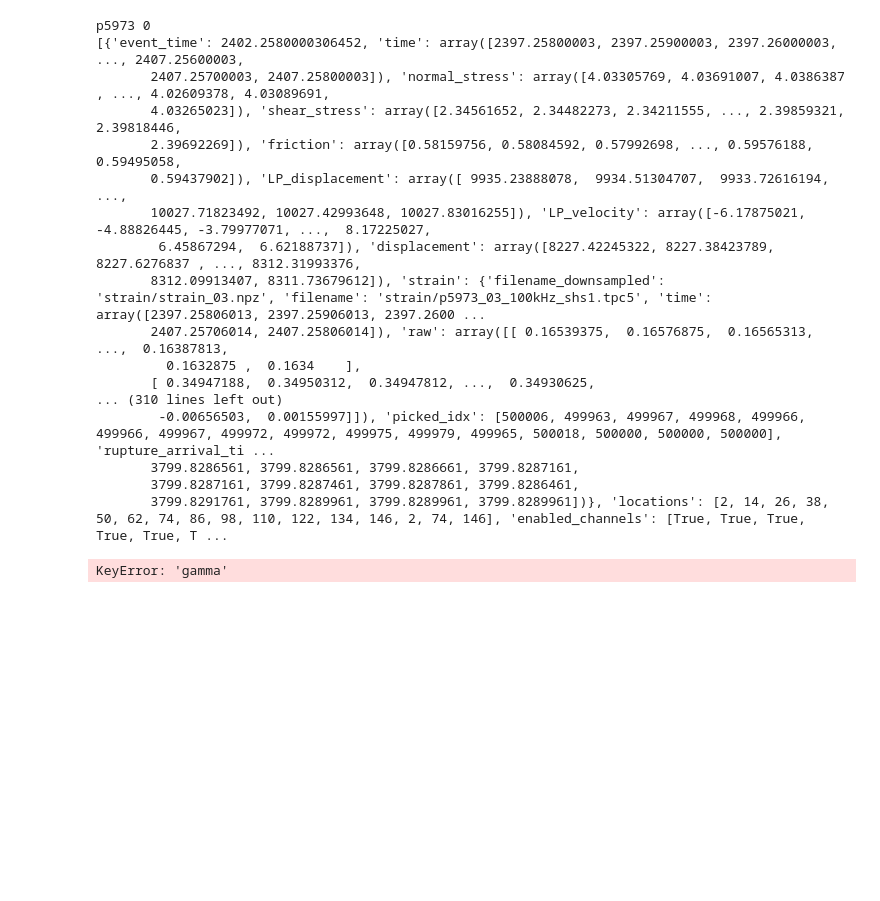
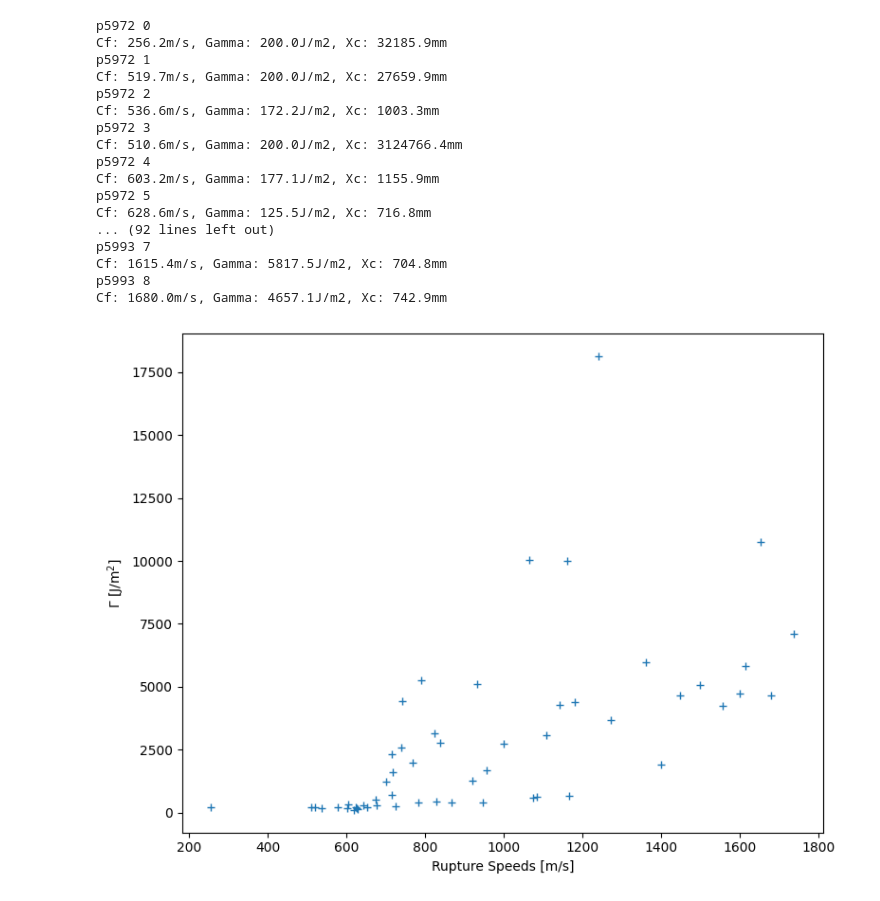
Before and after one commit to Gauss963/PSU-Dynamic-Strain, a Jupyter notebook: Code/EnergyAnalysis.ipynb, the cells around one changed output. Saved outputs shown, nothing was run; the diff lists cells and outputs as text; code cells hidden in the pictures; blank space fills up the shorter version.

```diff
--- a/Code/EnergyAnalysis.ipynb
+++ b/Code/EnergyAnalysis.ipynb
@@ -10,47 +10,53 @@ EXPERIMENT_SNS = ['p5973', 'p5974', 'p5975', 'p5979', 'p5993']
 # %%
-for experiment_SN in EXPERIMENT_SNS:
+RUPTURE_SPEEDS = []
+XCS = []
+GAMMAS = []
+
+for ii in range(len(EXPERIMENT_SNS)):
 
     for event_number in range(9):
 
-        if experiment_SN != 'p5993':
-            run_number = 2
-        else:
-            run_number = 1
+        experiment_SN = EXPERIMENT_SNS[ii]
+        run_number = RUN_NUMBERS[ii]
 
         print(experiment_SN, event_number)
 
-        filename = f'../Data/{experiment_SN}e_updated.npz'
+        filename = f'../Data/{experiment_SN}e.npz'
 
         data = np.load(filename, allow_pickle = True)
         data = data["experiment"][()]
         event = data['runs'][run_number]['events'][event_number]
 
-        print(data['runs'][run_number]['events'])
 
         C_f = np.abs(event['rupture_speed'])
         Gamma = np.abs(event['gamma'])
         Xc = np.abs(event['X_c'])
 
+        RUPTURE_SPEEDS.append(C_f)
+        GAMMAS.append(Gamma)
+        XCS.append(Xc)
 
-        print(f'Cf: {C_f:.1f}m/s')
-        print(f'Gamma: {Gamma:.1f}J/m2')
-        print(f'Xc: {Xc:.1f}mm')
+
+        print(f'Cf: {C_f:.1f}m/s, Gamma: {Gamma:.1f}J/m2, Xc: {Xc:.1f}mm')
+
+RUPTURE_SPEEDS = np.array(RUPTURE_SPEEDS)
+GAMMAS = np.array(GAMMAS)
+XCS = np.array(XCS)
 # %% [output]
-p5973 0
-[{'event_time': 2402.2580000306452, 'time': array([2397.25800003, 2397.25900003, 2397.26000003, ..., 2407.25600003,
-       2407.25700003, 2407.25800003]), 'normal_stress': array([4.03305769, 4.03691007, 4.0386387 , ..., 4.02609378, 4.03089691,
-       4.03265023]), 'shear_stress': array([2.34561652, 2.34482273, 2.34211555, ..., 2.39859321, 2.39818446,
-       2.39692269]), 'friction': array([0.58159756, 0.58084592, 0.57992698, ..., 0.59576188, 0.59495058,
-       0.59437902]), 'LP_displacement': array([ 9935.23888078,  9934.51304707,  9933.72616194, ...,
-       10027.71823492, 10027.42993648, 10027.83016255]), 'LP_velocity': array([-6.17875021, -4.88826445, -3.79977071, ...,  8.17225027,
-        6.45867294,  6.62188737]), 'displacement': array([8227.42245322, 8227.38423789, 8227.6276837 , ..., 8312.31993376,
-       8312.09913407, 8311.73679612]), 'strain': {'filename_downsampled': 'strain/strain_03.npz', 'filename': 'strain/p5973_03_100kHz_shs1.tpc5', 'time': array([2397.25806013, 2397.25906013, 2397.2600 ...
-       2407.25706014, 2407.25806014]), 'raw': array([[ 0.16539375,  0.16576875,  0.16565313, ...,  0.16387813,
-         0.1632875 ,  0.1634    ],
-       [ 0.34947188,  0.34950312,  0.34947812, ...,  0.34930625,
-... (310 lines left out)
-        -0.00656503,  0.00155997]]), 'picked_idx': [500006, 499963, 499967, 499968, 499966, 499966, 499967, 499972, 499972, 499975, 499979, 499965, 500018, 500000, 500000, 500000], 'rupture_arrival_ti ...
-       3799.8286561, 3799.8286561, 3799.8286661, 3799.8287161,
-       3799.8287161, 3799.8287461, 3799.8287861, 3799.8286461,
-       3799.8291761, 3799.8289961, 3799.8289961, 3799.8289961])}, 'locations': [2, 14, 26, 38, 50, 62, 74, 86, 98, 110, 122, 134, 146, 2, 74, 146], 'enabled_channels': [True, True, True, True, True, T ...
+p5972 0
+Cf: 256.2m/s, Gamma: 200.0J/m2, Xc: 32185.9mm
+p5972 1
+Cf: 519.7m/s, Gamma: 200.0J/m2, Xc: 27659.9mm
+p5972 2
+Cf: 536.6m/s, Gamma: 172.2J/m2, Xc: 1003.3mm
+p5972 3
+Cf: 510.6m/s, Gamma: 200.0J/m2, Xc: 3124766.4mm
+p5972 4
+Cf: 603.2m/s, Gamma: 177.1J/m2, Xc: 1155.9mm
+p5972 5
+Cf: 628.6m/s, Gamma: 125.5J/m2, Xc: 716.8mm
+... (92 lines left out)
+p5993 7
+Cf: 1615.4m/s, Gamma: 5817.5J/m2, Xc: 704.8mm
+p5993 8
+Cf: 1680.0m/s, Gamma: 4657.1J/m2, Xc: 742.9mm
-KeyError: 'gamma'
@@ -56,0 +65,18 @@ KeyError: 'gamma'
+# %%
+data = np.load('../Output/Cf-Gamma-Xc.npz')
+RUPTURE_SPEEDS = data['RUPTURE_SPEEDS']
+GAMMAS = data['GAMMAS']
+XCS = data['XCS']
+# %%
+plt.rcParams.update({'mathtext.default': 'regular'})
+plt.figure(figsize = (8, 6))
+
+plt.plot(RUPTURE_SPEEDS, GAMMAS, '+')
+plt.xlabel('Rupture Speeds [m/s]')
+plt.ylabel('$\Gamma$ [J/m$^2$]')
+plt.tight_layout()
+plt.savefig(f'../Plot/Cf-Gamma.pdf', dpi = 300)
+plt.show()
+plt.close()
+# %% [output]
+[figure, added]
```
Also changed, not shown: parts of 4 cells of this notebook, 7 other files.
